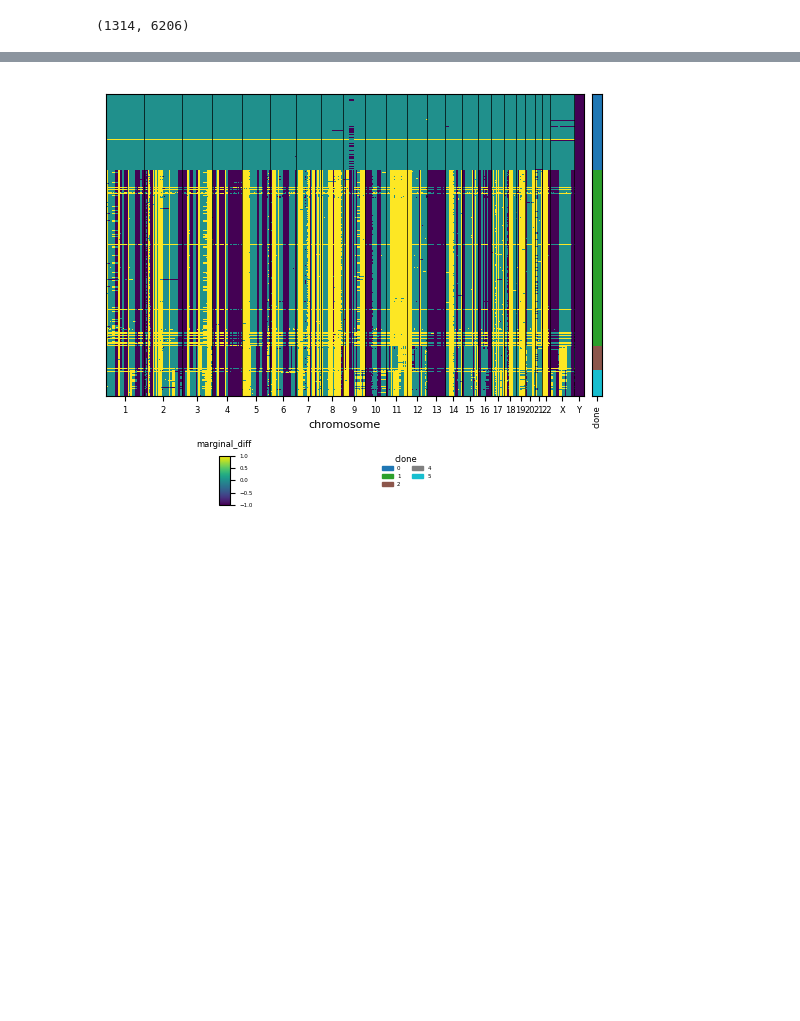
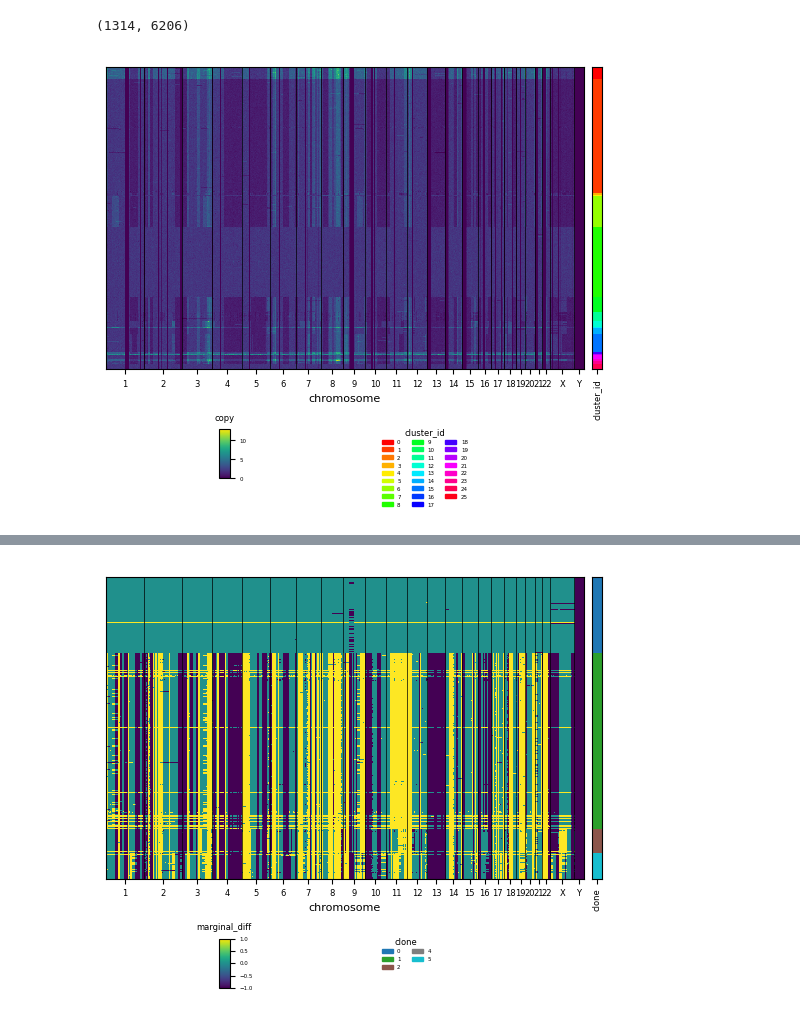
Before and after one commit to Lagergren-Lab/victree, a Jupyter notebook: src/experiments/cnplot_scgenome.ipynb, the cells around one changed output, grey strips where cells are left out. Saved outputs shown, nothing was run; the diff lists cells and outputs as text; code cells hidden in the pictures; blank space fills up the shorter version.

```diff
--- a/src/experiments/cnplot_scgenome.ipynb
+++ b/src/experiments/cnplot_scgenome.ipynb
@@ -39,9 +39,13 @@ cell_cn.shape
 # %%
 # create anndata
 adata = anndata.read_h5ad('/Users/zemp/Downloads/data/signals_SPECTRUM-OV-006.h5')
 # adata = anndata.read_h5ad('/Users/zemp/Downloads/data/signals_SPECTRUM-OV-014.h5')
 # adata = anndata.read_h5ad('/Users/zemp/Downloads/data/signals_SPECTRUM-OV-107.h5')
 adata.layers['victree-cn'] = cell_cn
 adata.layers['marginal'] = np.argmax(out_file['result']['cn_marginal'], axis=-1)[top_z, ...]
 adata.obs['clone'] = top_z
+
+g = pl.plot_cell_cn_matrix_fig(adata, 'copy', cell_order_fields=['cluster_id'], annotation_fields=['cluster_id'], raw=True)
+# %% [output]
+[figure, added]
 # %%
```
Also changed, not shown: parts of 6 cells of this notebook, 6 other files.
